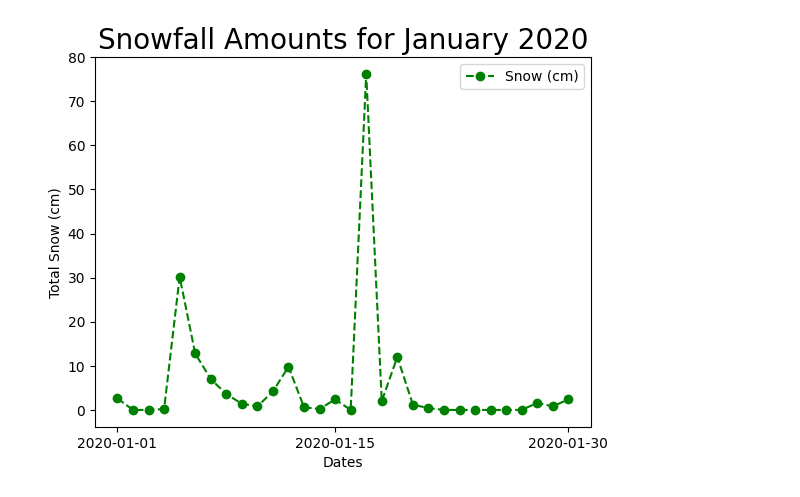
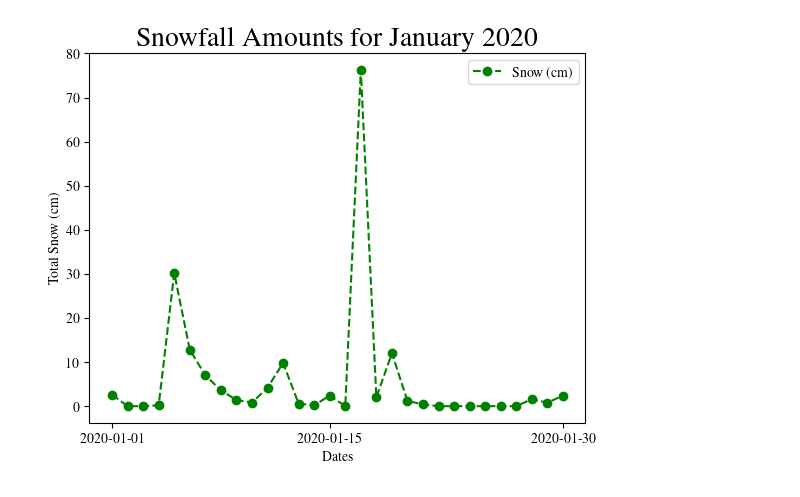
Before and after one commit to dcameronmckenna/CMSC6950-Project, a Jupyter notebook: project_graphs.ipynb, the cells around one changed output. Cells and saved outputs as stored; diff of their text form; code cells hidden in the pictures.

Commit message:
changing font of graphs

```diff
--- a/project_graphs.ipynb
+++ b/project_graphs.ipynb
@@ -1,29 +1,32 @@
 # %%
 import pandas as pd
 import matplotlib.pyplot as plt
+from matplotlib import rc
+rc('font',**{'family':'serif','sans-serif':['Computer Modern Roman']})
+rc('text', usetex=True)
 
 weather_data = pd.read_csv('en_climate_daily_NL_8403505_2020_P1D.csv', usecols=range(4,31), index_col='Date/Time')
 
 num_cols_snow = ['Total Snow (cm)']
 
 weather_data[num_cols_snow] = weather_data[num_cols_snow].astype(float)
 
 total_snow = weather_data[num_cols_snow]
 
 axes = plt.subplot()
 axes.plot(total_snow[0:30], color = 'g', linestyle = 'dashed',
          marker = 'o',label = "Snow (cm)")
 
 axes.set_xticks([0, 14, 29])
 
 
 plt.xlabel('Dates')
 plt.ylabel('Total Snow (cm)')
 plt.title('Snowfall Amounts for January 2020', fontsize = 20)
 plt.legend()
 plt.show()
 # %% [output]
-[figure, old version]
+[figure, new version]
 # %%
 num_cols_mean_temp = ['Mean Temp (°C)']
 
```
Also changed, not shown: parts of 6 cells of this notebook.
